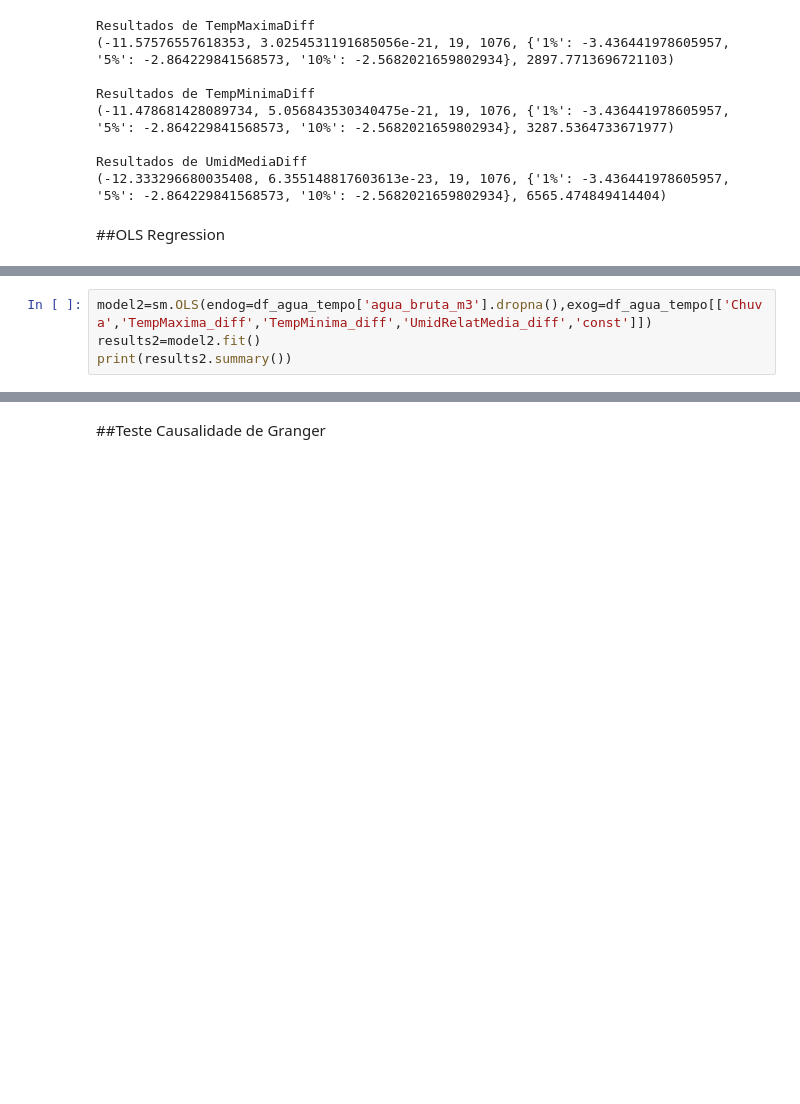
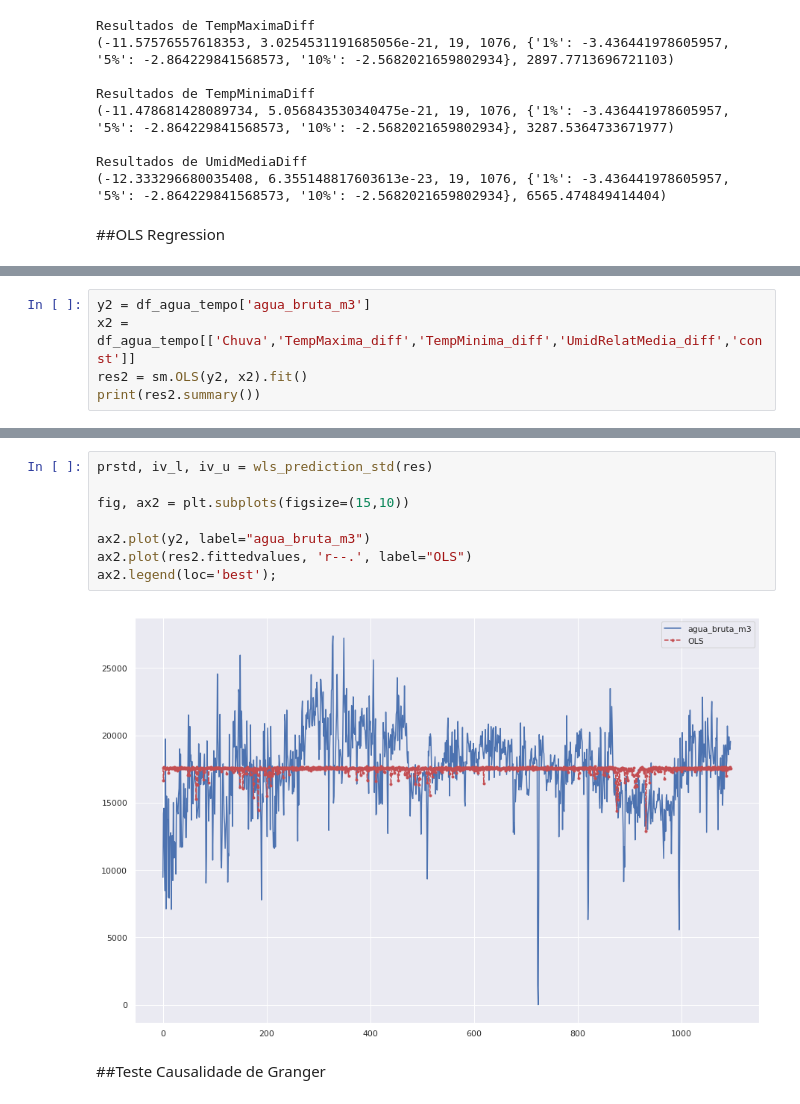
Before and after one commit to proj-lm-series-temporais/ref-agua-tempo, a Jupyter notebook: st_multivariada.ipynb, the cells around one changed output, grey strips where cells are left out. Saved outputs shown, nothing was run; the diff lists cells and outputs as text; blank space fills up the shorter version.

```diff
--- a/st_multivariada.ipynb
+++ b/st_multivariada.ipynb
@@ -329,7 +363,8 @@ strong multicollinearity or other numerical problems.
 # %%
-model2=sm.OLS(endog=df_agua_tempo['agua_bruta_m3'].dropna(),exog=df_agua_tempo[['Chuva','TempMaxima_diff','TempMinima_diff','UmidRelatMedia_diff','const']])
-results2=model2.fit()
-print(results2.summary())
+y2 = df_agua_tempo['agua_bruta_m3']
+x2 = df_agua_tempo[['Chuva','TempMaxima_diff','TempMinima_diff','UmidRelatMedia_diff','const']]
+res2 = sm.OLS(y2, x2).fit()
+print(res2.summary())
 # %% [output]
                             OLS Regression Results
 ==============================================================================
@@ -351,3 +405,13 @@ Warnings:
+# %%
+prstd, iv_l, iv_u = wls_prediction_std(res)
+
+fig, ax2 = plt.subplots(figsize=(15,10))
+
+ax2.plot(y2, label="agua_bruta_m3")
+ax2.plot(res2.fittedvalues, 'r--.', label="OLS")
+ax2.legend(loc='best');
+# %% [output]
+[figure, added]
 # %% [markdown]
 ##Teste Causalidade de Granger
 # %% [markdown]
```
Also changed, not shown: parts of 9 cells of this notebook.
